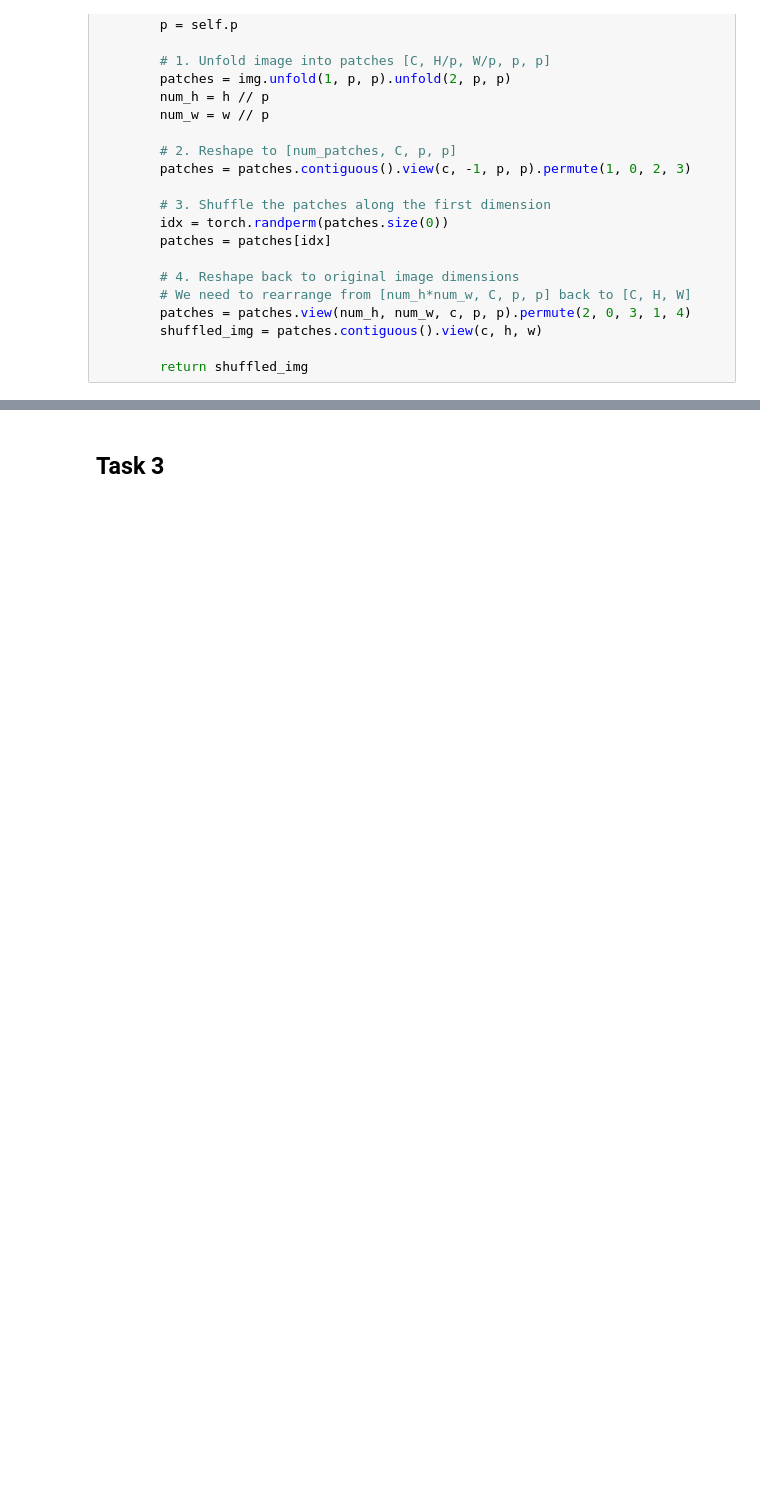
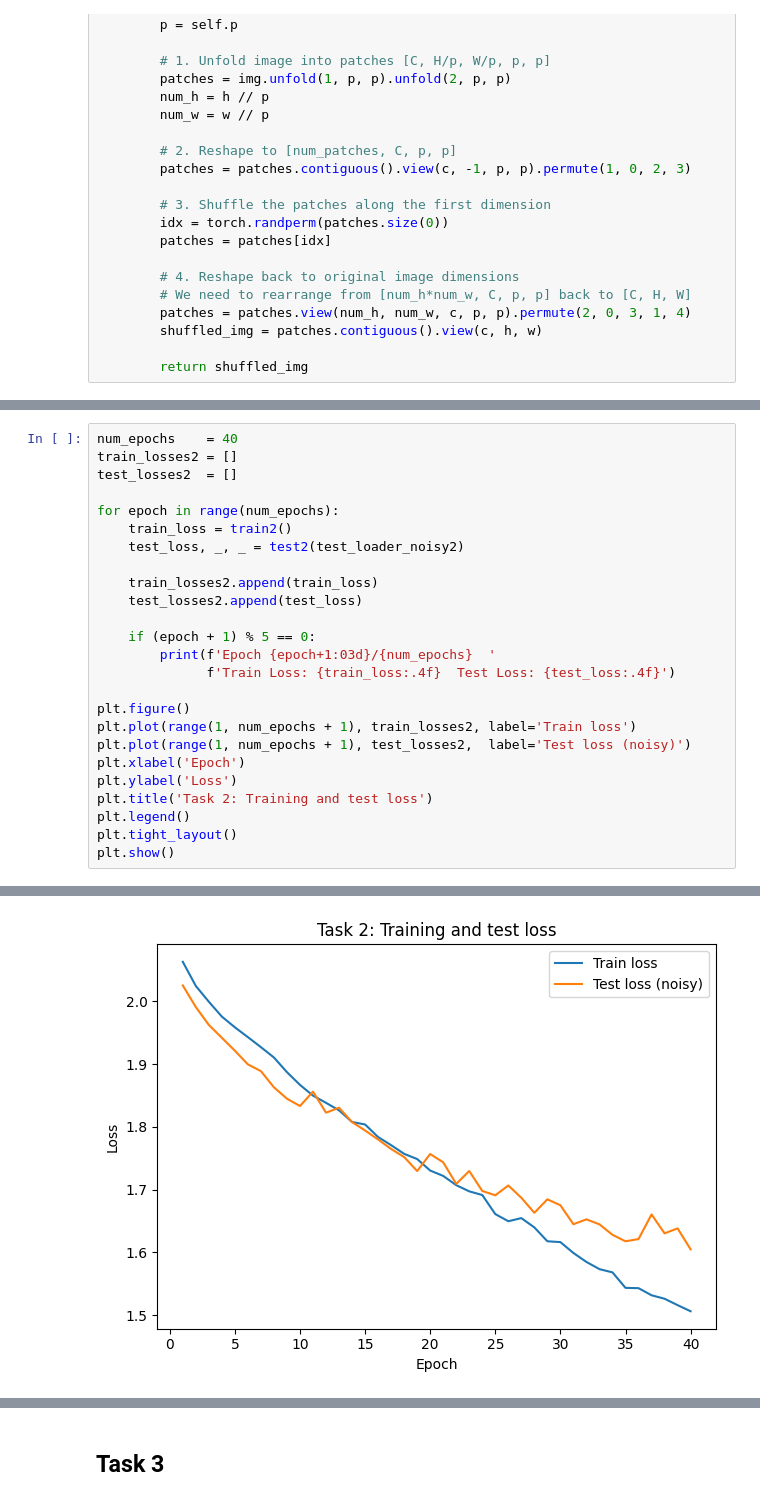
Before and after one commit to mehslambo/deepl-assignment, a Jupyter notebook: assignment2_skeleton.ipynb, the cells around one changed output, grey strips where cells are left out. Saved outputs shown, nothing was run; the diff lists cells and outputs as text; blank space fills up the shorter version.

```diff
--- a/assignment2_skeleton.ipynb
+++ b/assignment2_skeleton.ipynb
@@ -573,0 +715,26 @@ for a in ax:
+# %%
+num_epochs    = 40
+train_losses2 = []
+test_losses2  = []
+
+for epoch in range(num_epochs):
+    train_loss = train2()
+    test_loss, _, _ = test2(test_loader_noisy2)
+
+    train_losses2.append(train_loss)
+    test_losses2.append(test_loss)
+
+    if (epoch + 1) % 5 == 0:
+        print(f'Epoch {epoch+1:03d}/{num_epochs}  '
+              f'Train Loss: {train_loss:.4f}  Test Loss: {test_loss:.4f}')
+
+plt.figure()
+plt.plot(range(1, num_epochs + 1), train_losses2, label='Train loss')
+plt.plot(range(1, num_epochs + 1), test_losses2,  label='Test loss (noisy)')
+plt.xlabel('Epoch')
+plt.ylabel('Loss')
+plt.title('Task 2: Training and test loss')
+plt.legend()
+plt.tight_layout()
+plt.show()
+# %% [output]
@@ -573,0 +749 @@ for a in ax:
+[figure, added]
```
Also changed, not shown: parts of 18 cells of this notebook.
